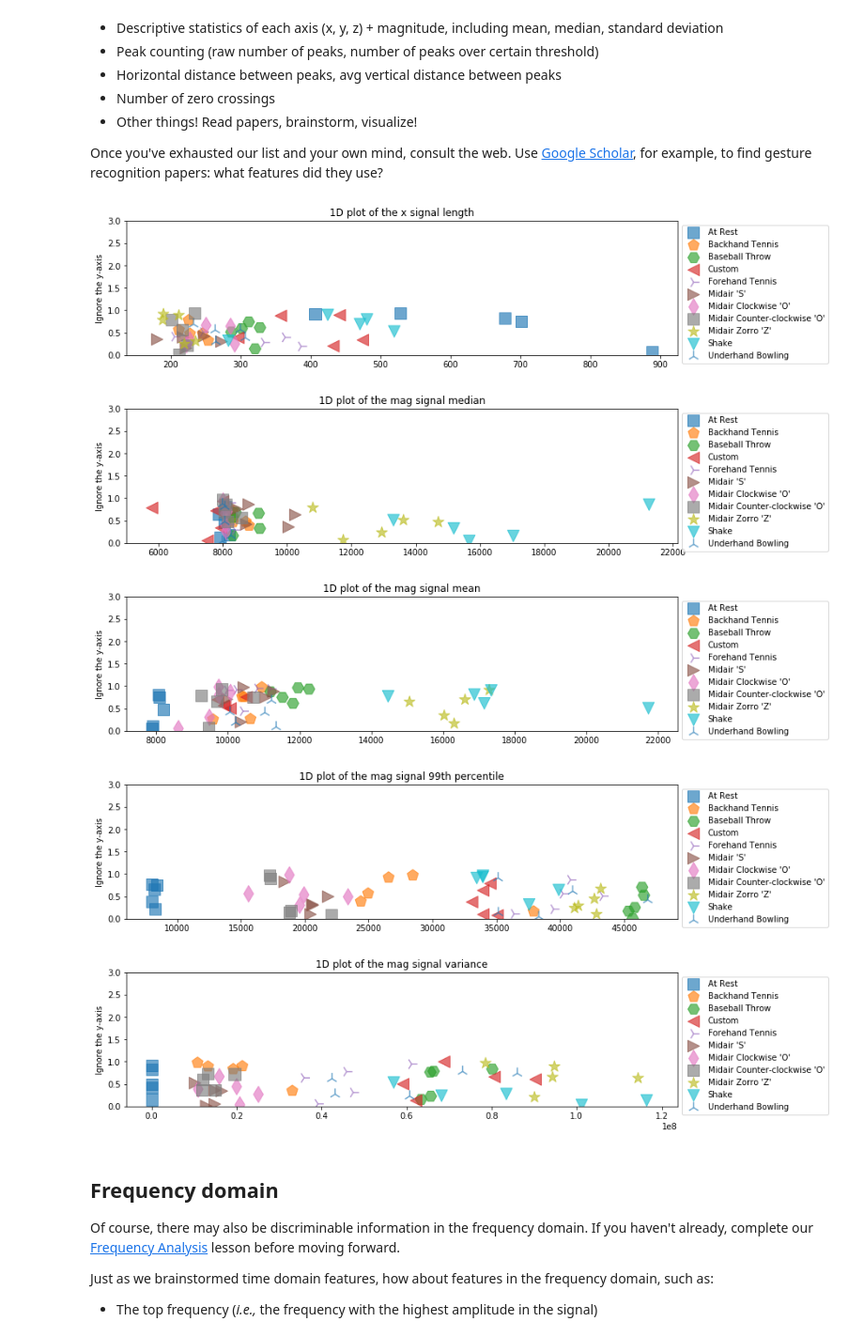
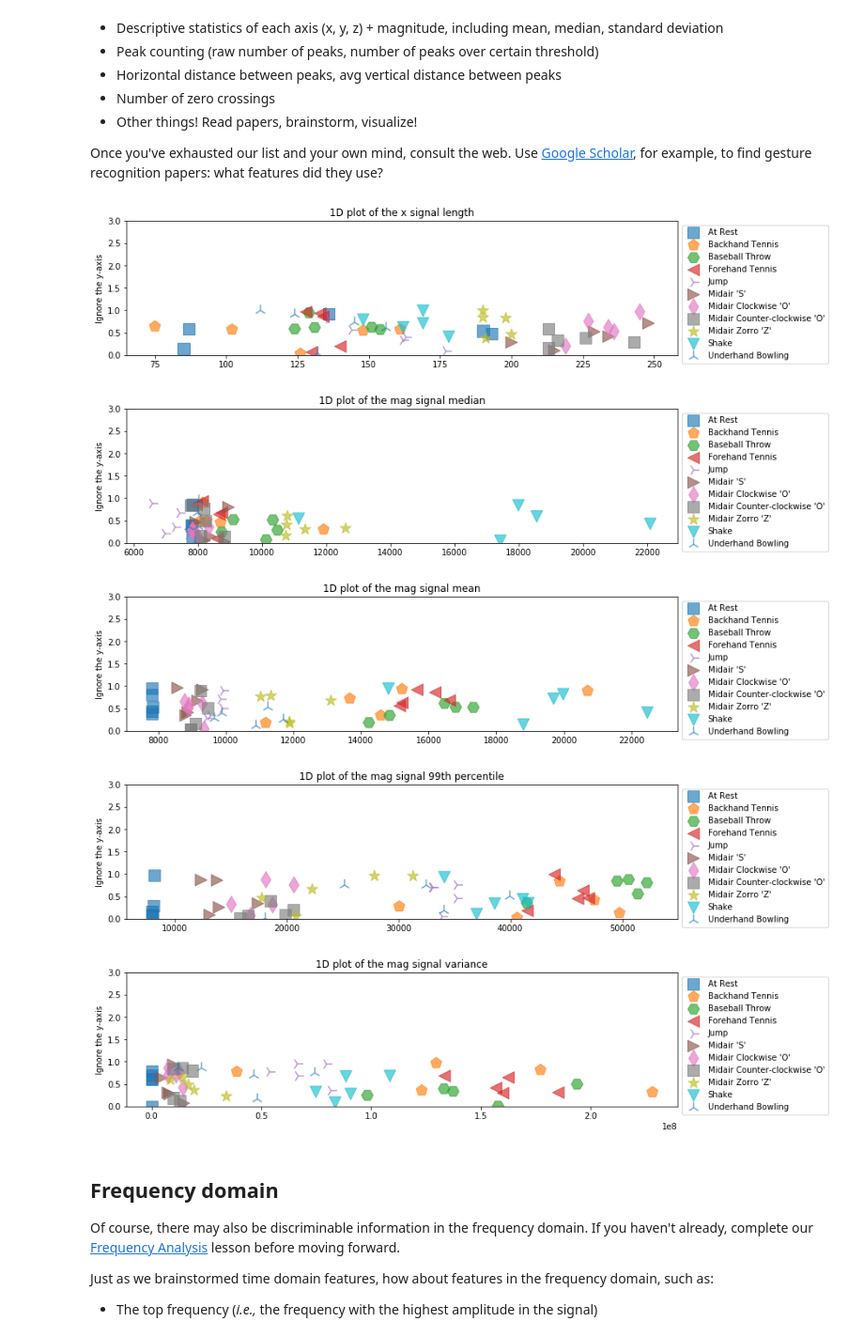
Before and after one commit to buraczyn/ubicomp, a Jupyter notebook: A4FeatureGestures/GestureRecognizer/GestureRecognizer-FeatureBased.ipynb, the cells around one changed output. Shown at 94% size. Cells and saved outputs as stored; diff of their text form; code cells hidden in the pictures.

```diff
--- a/A4FeatureGestures/GestureRecognizer/GestureRecognizer-FeatureBased.ipynb
+++ b/A4FeatureGestures/GestureRecognizer/GestureRecognizer-FeatureBased.ipynb
@@ -279,7 +279,7 @@ if selected_gesture_set is None:
     # one set, in particular, we set a selected_gesture_set variable here
     # Feel free to change this
     #selected_gesture_set = get_random_gesture_set(map_gesture_sets)
-    selected_gesture_set = grdata.get_gesture_set_with_str(map_gesture_sets, "Jon")
+    selected_gesture_set = grdata.get_gesture_set_with_str(map_gesture_sets, "Alexandra")
     if selected_gesture_set is None:
         # if the selected gesture set is still None
         selected_gesture_set = grdata.get_random_gesture_set(map_gesture_sets);
@@ -436,35 +436,35 @@ Once you've exhausted our list and your own mind, consult the web. Use [Google S
 # %%
 # We'll start with another one here: signal length but add more!
 
 extract_feature_signal_length = lambda accel_trial: len(accel_trial.x)
 plot_feature_1d(selected_gesture_set, extract_feature_signal_length,
                 title = "1D plot of the x signal length")
 
 # First: The median of the mag signal
-extract_feature_signal_length = lambda accel_trial: np.median(accel_trial.mag)
-plot_feature_1d(selected_gesture_set, extract_feature_signal_length,
+extract_feature_mag_median = lambda accel_trial: np.median(accel_trial.mag)
+plot_feature_1d(selected_gesture_set, extract_feature_mag_median,
                 title = "1D plot of the mag signal median")
 
 # Second: The mean of the mag signal
-extract_feature_signal_length = lambda accel_trial: np.mean(accel_trial.mag)
-plot_feature_1d(selected_gesture_set, extract_feature_signal_length,
+extract_feature_mag_mean = lambda accel_trial: np.mean(accel_trial.mag)
+plot_feature_1d(selected_gesture_set, extract_feature_mag_mean,
                 title = "1D plot of the mag signal mean")
 
 # Third: The 99th percentile of the mag signal
-extract_feature_signal_length = lambda accel_trial: np.percentile(accel_trial.mag, 99)
-plot_feature_1d(selected_gesture_set, extract_feature_signal_length,
+extract_feature_mag_99 = lambda accel_trial: np.percentile(accel_trial.mag, 99)
+plot_feature_1d(selected_gesture_set, extract_feature_mag_99,
                 title = "1D plot of the mag signal 99th percentile")
 
 # Fourth: The variance of the mag signal
-extract_feature_signal_length = lambda accel_trial: np.nanvar(accel_trial.mag)
-plot_feature_1d(selected_gesture_set, extract_feature_signal_length,
+extract_feature_mag_variance = lambda accel_trial: np.nanvar(accel_trial.mag)
+plot_feature_1d(selected_gesture_set, extract_feature_mag_variance,
                 title = "1D plot of the mag signal variance")
 # %% [output]
-[figure, old version]
+[figure, new version]
-[figure, old version]
+[figure, new version]
-[figure, old version]
+[figure, new version]
-[figure, old version]
+[figure, new version]
-[figure, old version]
+[figure, new version]
 # %% [markdown]
 ## Frequency domain
 
```
Also changed, not shown: parts of 39 cells of this notebook, 3 other files.
